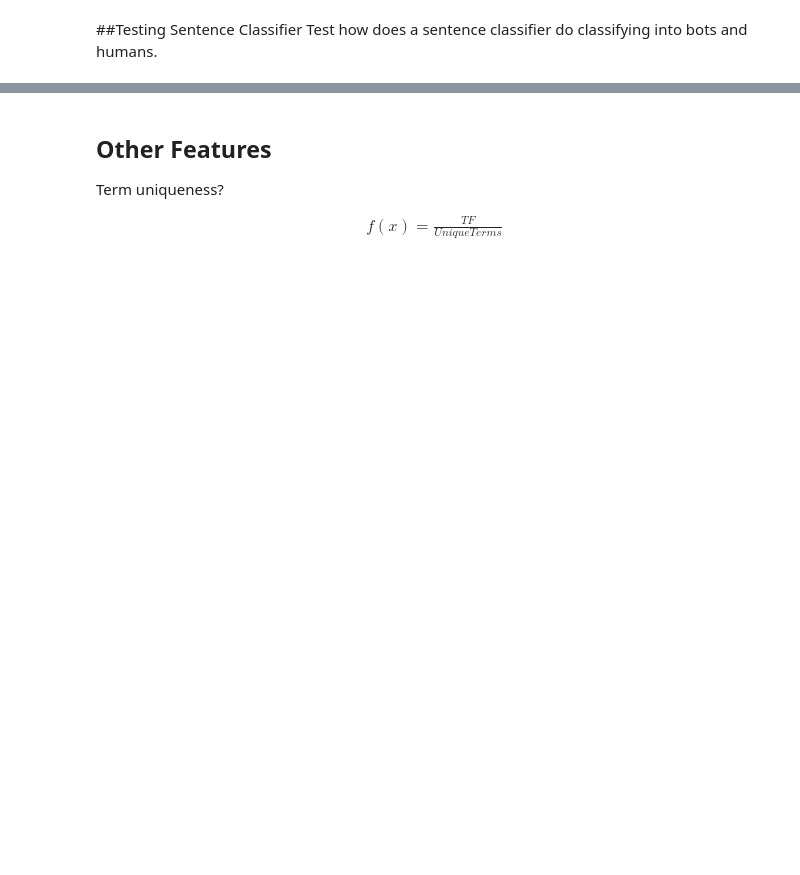
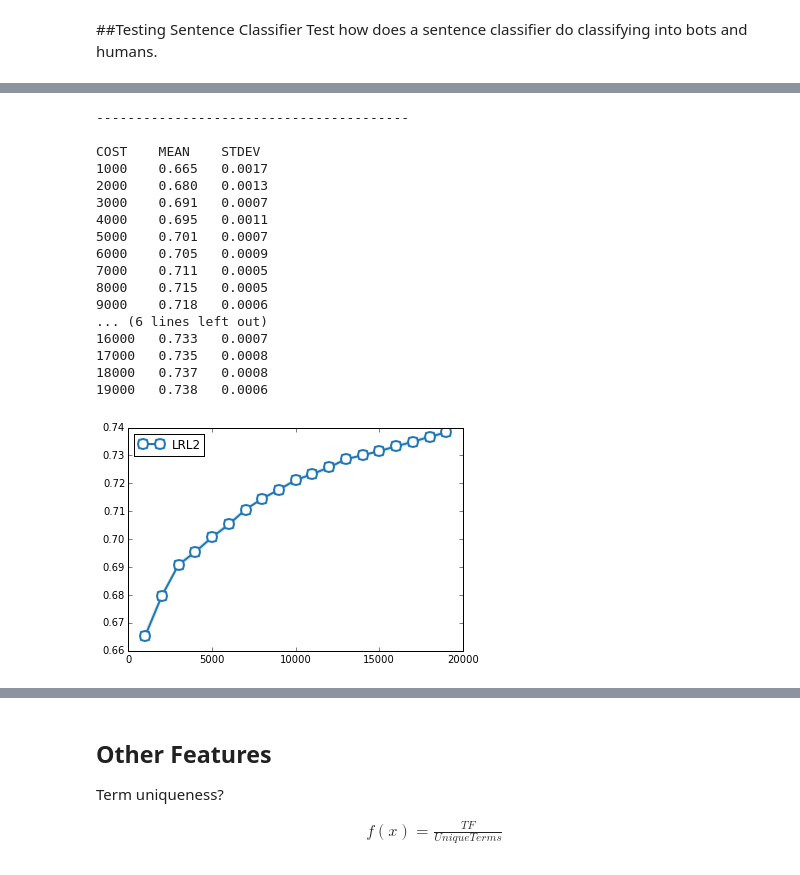
Before and after one commit to mramire8/osna, a Jupyter notebook: notebooks/data_process.ipynb, the cells around one changed output, grey strips where cells are left out. Drawn from its saved outputs; the diff is of its cells as text; code cells hidden in the pictures; blank space fills up the shorter version.

```diff
--- a/notebooks/data_process.ipynb
+++ b/notebooks/data_process.ipynb
@@ -643,0 +776,25 @@ COST    MEAN    STDEV
+# %%
+#other classifiers
+lr2=linear_model.LogisticRegression(penalty='l2', C=10)
+# lr2.fit(data['bow'], data['target'])
+learning_curve_tweet({'data':x_sent, 'target':y_sent, 'bow':vct.fit_transform(x_sent)},
+                     lr2, sizes=range(1000, 20000, 1000), curve_label="LRL2")
+# %% [output]
+----------------------------------------
+
+COST    MEAN    STDEV
+1000    0.665   0.0017
+2000    0.680   0.0013
+3000    0.691   0.0007
+4000    0.695   0.0011
+5000    0.701   0.0007
+6000    0.705   0.0009
+7000    0.711   0.0005
+8000    0.715   0.0005
+9000    0.718   0.0006
+... (6 lines left out)
+16000   0.733   0.0007
+17000   0.735   0.0008
+18000   0.737   0.0008
+19000   0.738   0.0006
+[figure, added]
```
Also changed, not shown: parts of 24 cells of this notebook, 1 other file.
